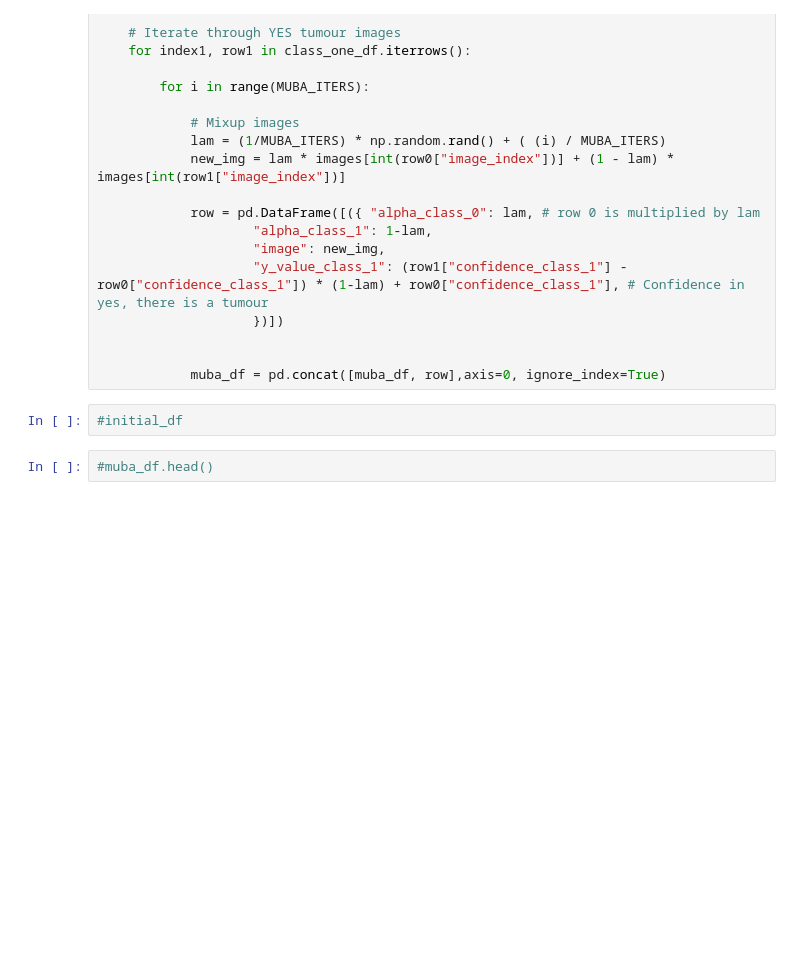
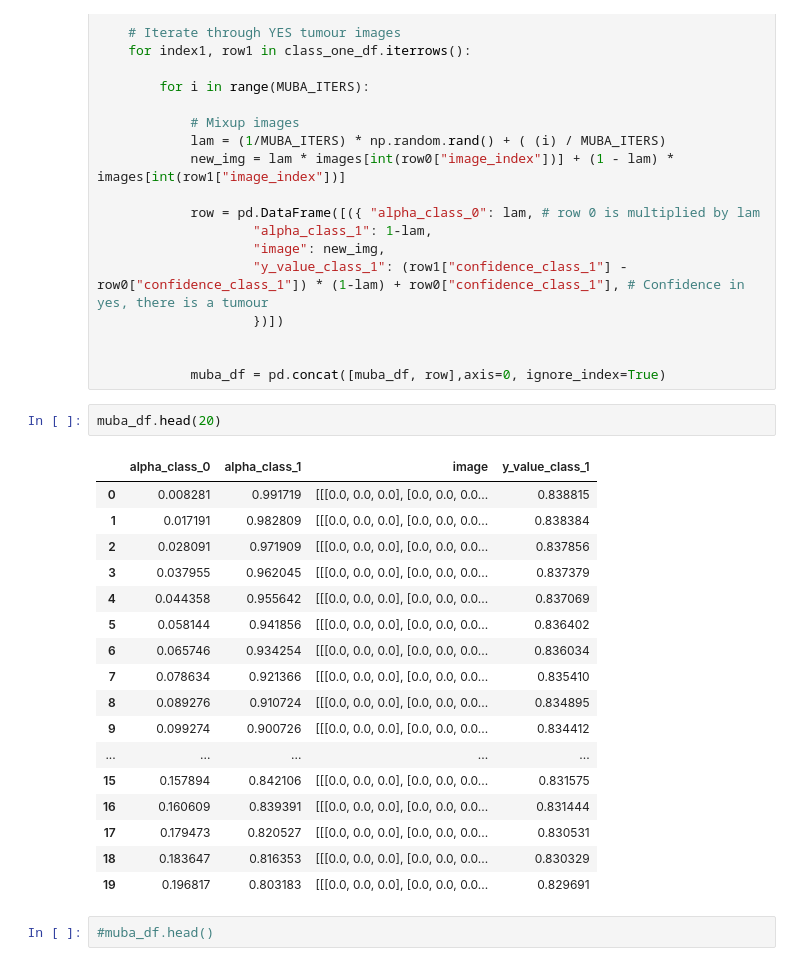
Before and after one commit to willpoulett/brain_classifier, a Jupyter notebook: eval_2.ipynb, the cells around one changed output. Drawn from its saved outputs; the diff is of its cells as text; blank space fills up the shorter version.

```diff
--- a/eval_2.ipynb
+++ b/eval_2.ipynb
@@ -159,8 +159,26 @@ for index0, row0 in class_zero_df.iterrows():
 
 
             muba_df = pd.concat([muba_df, row],axis=0, ignore_index=True)
-# %%
-#initial_df
+# %%
+muba_df.head(20)
+# %% [output]
+|  | alpha_class_0 | alpha_class_1 | image | y_value_class_1 |
+| 0 | 0.008281 | 0.991719 | [[[0.0, 0.0, 0.0], [0.0, 0.0, 0.0... | 0.838815 |
+| 1 | 0.017191 | 0.982809 | [[[0.0, 0.0, 0.0], [0.0, 0.0, 0.0... | 0.838384 |
+| 2 | 0.028091 | 0.971909 | [[[0.0, 0.0, 0.0], [0.0, 0.0, 0.0... | 0.837856 |
+| 3 | 0.037955 | 0.962045 | [[[0.0, 0.0, 0.0], [0.0, 0.0, 0.0... | 0.837379 |
+| 4 | 0.044358 | 0.955642 | [[[0.0, 0.0, 0.0], [0.0, 0.0, 0.0... | 0.837069 |
+| 5 | 0.058144 | 0.941856 | [[[0.0, 0.0, 0.0], [0.0, 0.0, 0.0... | 0.836402 |
+| 6 | 0.065746 | 0.934254 | [[[0.0, 0.0, 0.0], [0.0, 0.0, 0.0... | 0.836034 |
+| 7 | 0.078634 | 0.921366 | [[[0.0, 0.0, 0.0], [0.0, 0.0, 0.0... | 0.835410 |
+| 8 | 0.089276 | 0.910724 | [[[0.0, 0.0, 0.0], [0.0, 0.0, 0.0... | 0.834895 |
+| 9 | 0.099274 | 0.900726 | [[[0.0, 0.0, 0.0], [0.0, 0.0, 0.0... | 0.834412 |
+| ... | ... | ... | ... | ... |
+| 15 | 0.157894 | 0.842106 | [[[0.0, 0.0, 0.0], [0.0, 0.0, 0.0... | 0.831575 |
+| 16 | 0.160609 | 0.839391 | [[[0.0, 0.0, 0.0], [0.0, 0.0, 0.0... | 0.831444 |
+| 17 | 0.179473 | 0.820527 | [[[0.0, 0.0, 0.0], [0.0, 0.0, 0.0... | 0.830531 |
+| 18 | 0.183647 | 0.816353 | [[[0.0, 0.0, 0.0], [0.0, 0.0, 0.0... | 0.830329 |
+| 19 | 0.196817 | 0.803183 | [[[0.0, 0.0, 0.0], [0.0, 0.0, 0.0... | 0.829691 |
 # %%
 #muba_df.head()
 # %%
```
Also changed, not shown: parts of 8 cells of this notebook, 1 other file.
